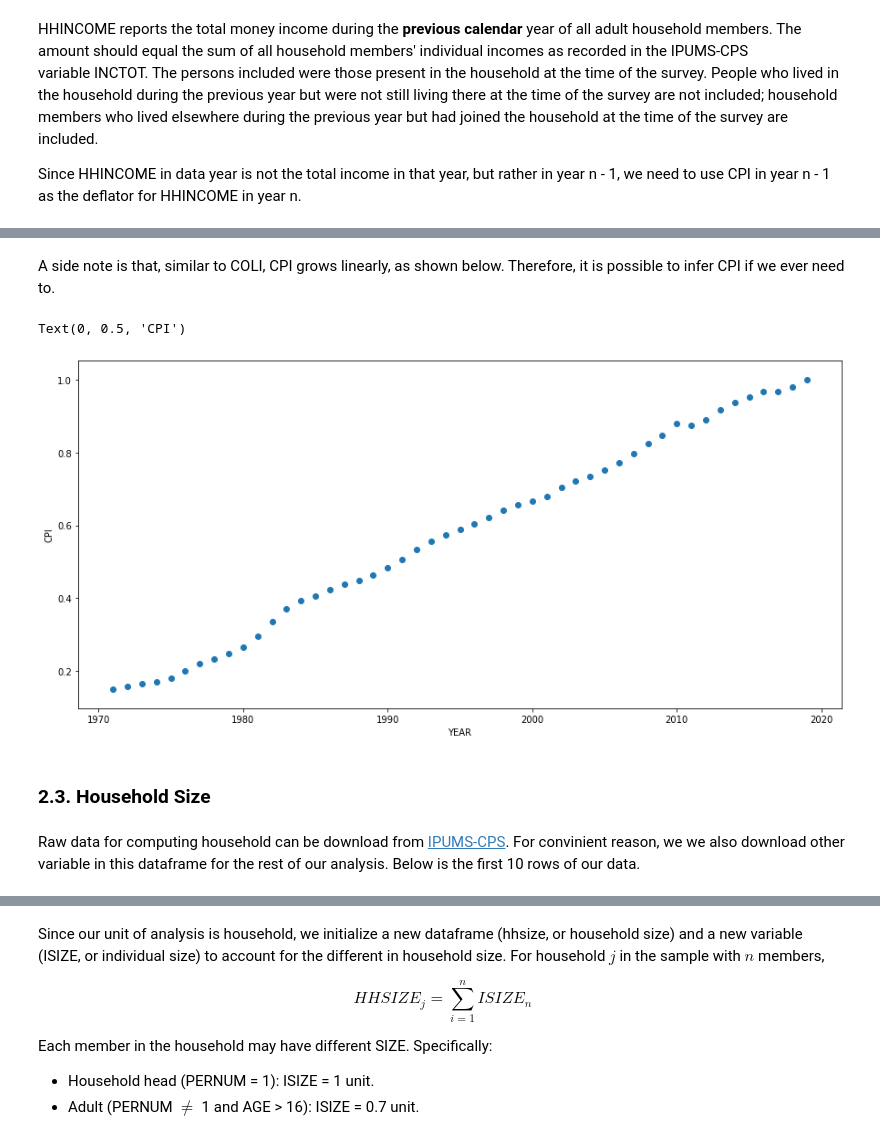
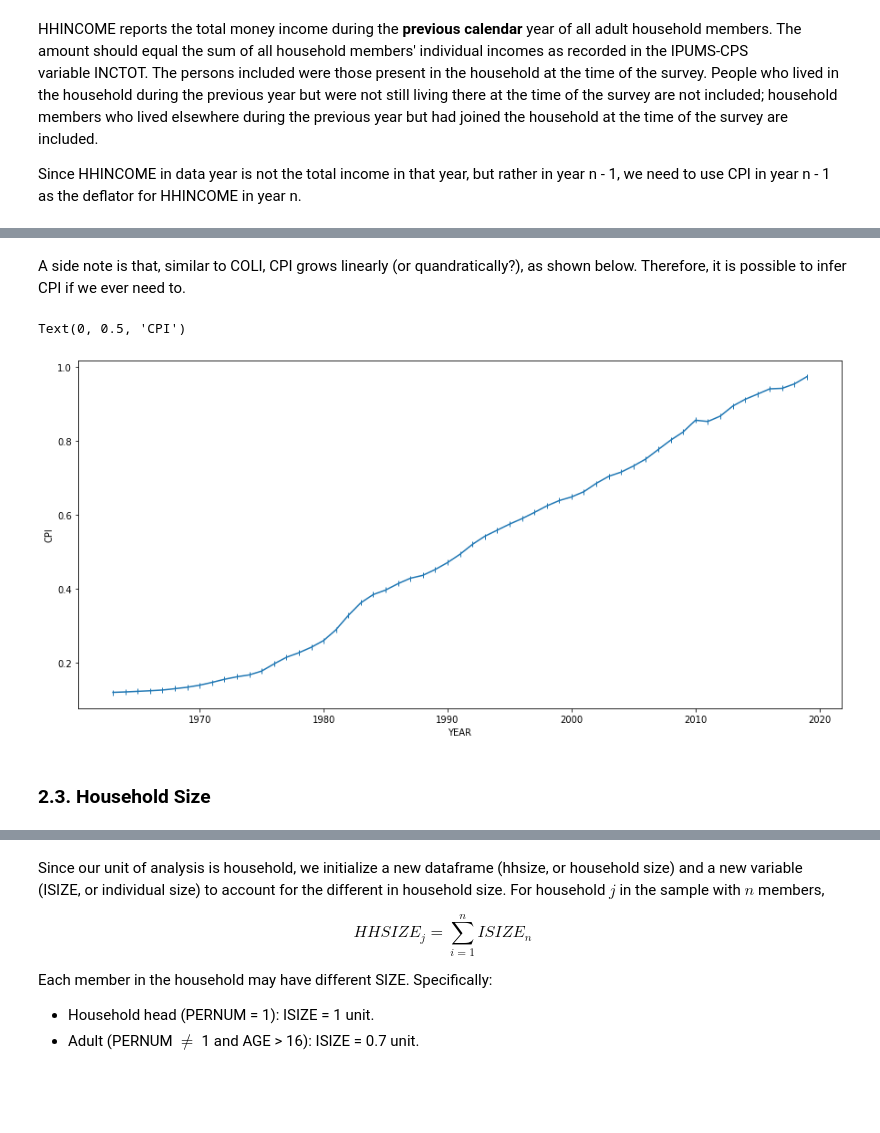
Before and after one commit to sangttruong/incomevis, a Jupyter notebook: main.ipynb, the cells around one changed output, grey strips where cells are left out. Saved outputs shown, nothing was run; the diff lists cells and outputs as text; code cells hidden in the pictures; blank space fills up the shorter version.

```diff
--- a/main.ipynb
+++ b/main.ipynb
@@ -292,7 +418,3 @@ COLI.head(10)
 ### **2.2. Consumer Price Index**
 # %% [markdown]
 Information about consumer price index (CPI) in the US is available in [IPUMS-CPS](https://cps.ipums.org/cps/). It is always nice to take a look at the raw data before working with it:
-# %%
-# Import CPI
-CPI = pd.read_csv(in_path + "CPI.csv", index_col="YEAR")
-CPI.head(10)
@@ -312,11 +431,10 @@ CPI.head(10)
 # %% [markdown]
 The reason we see a lot of identical value for the same year is that IPUMS-CPS unit of data is person. However, we only need 1 CPI for each year, we will remove all duplicated and missing values.
 # %%
-CPI.drop_duplicates(keep='first', inplace=True)
-CPI.dropna(inplace=True)
-CPI.rename(columns = {'CPI99':'PriceIndex'}, inplace = True)
-
-CPI.head(10)
+CPI = CPI.drop_duplicates(keep='first')
+CPI = CPI.dropna()
+CPI = CPI.rename(columns = {'CPI99':'PriceIndex'})
+CPI.head(5)
 # %% [output]
 |  | PriceIndex |
 | YEAR |  |
@@ -334,4 +447,6 @@ CPI.head(10)
 CPI reported by IPUMS-CPS is based on 1999 dollars. We convert it to 2018 dollars.
 # %%
 # Convert price index to 2018 dollar from 1999 dollar
-CPI = CPI/CPI.loc[2018, 'PriceIndex']
+CPI2019 = CPI.loc[2019]
+CPI['PriceIndex'] = CPI['PriceIndex'].apply(lambda x: x/CPI2019)
+CPI.head(5)
@@ -343,5 +466,6 @@ Since HHINCOME in data year is not the total income in that year, but rather in
 # Compute CPI by inverting price index of previous year
 CPI["CPI"] = np.nan
 # (Not compute the very first CPI because the price index is not available)
-for i in CPI.index[1:len(CPI.index)]:
+for i in range(min(CPI.index)+1, max(CPI.index)+1):
   CPI.loc[i, 'CPI'] = 1/ CPI.loc[i-1, 'PriceIndex']
+CPI
@@ -365,14 +491,12 @@ CPI.head(10)
 # %% [markdown]
-A side note is that, similar to COLI, CPI grows linearly, as shown below. Therefore, it is possible to infer CPI if we ever need to.
+A side note is that, similar to COLI, CPI grows linearly (or quandratically?), as shown below. Therefore, it is possible to infer CPI if we ever need to.
 # %%
 plt.figure(figsize=(15,7))
-plt.scatter(CPI.index, CPI.CPI)
+plt.plot(CPI.index, CPI.CPI, marker = '|')
 plt.xlabel("YEAR")
 plt.ylabel("CPI")
 # %% [output]
 Text(0, 0.5, 'CPI')
-[figure, old version]
+[figure, new version]
 # %% [markdown]
 ### **2.3. Household Size**
-# %% [markdown]
-Raw data for computing household can be download from [IPUMS-CPS](https://cps.ipums.org/cps/). For convinient reason, we we also download other variable in this dataframe for the rest of our analysis. Below is the first 10 rows of our data.
```
Also changed, not shown: parts of 109 cells of this notebook.
